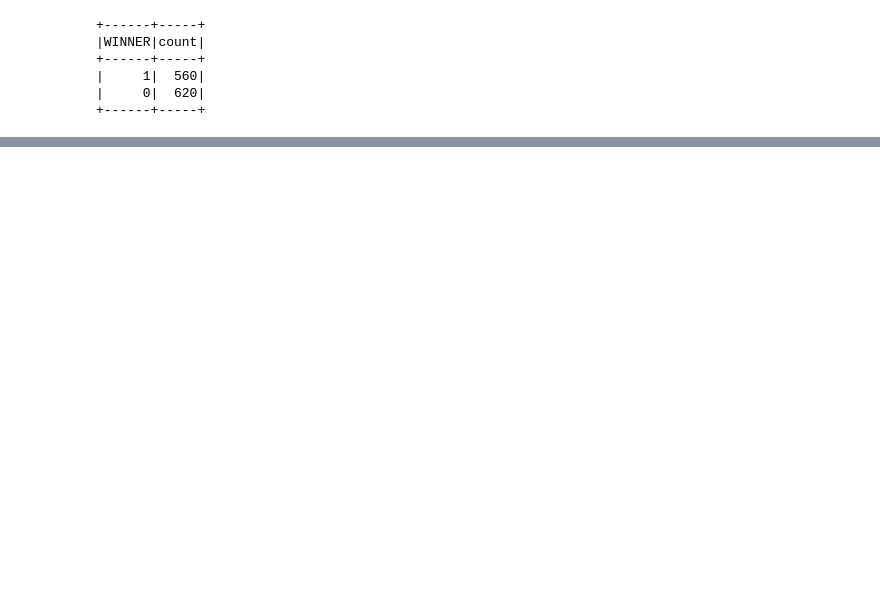
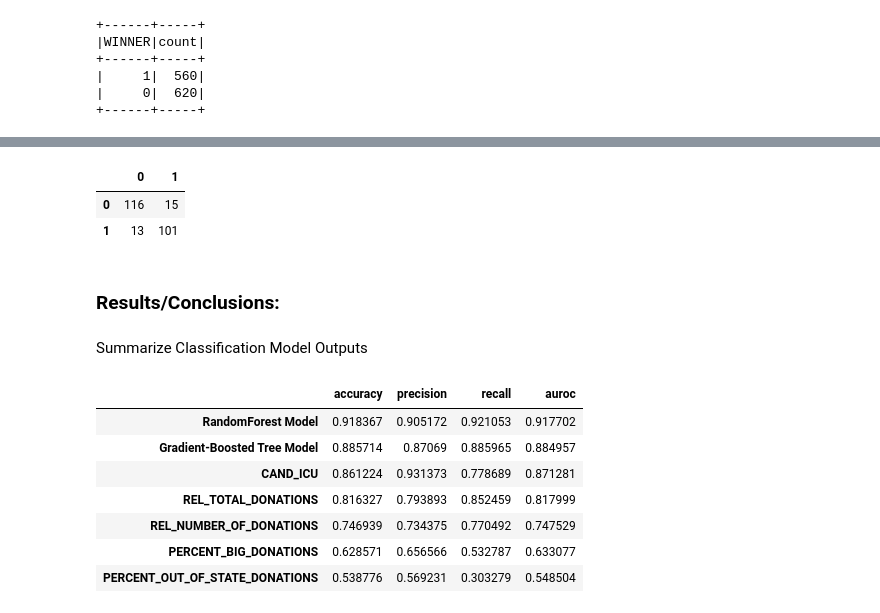
Before and after one commit to agilityvision/DS-5559-project, a Jupyter notebook: Model.ipynb, the cells around one changed output, grey strips where cells are left out. Cells and saved outputs as stored; diff of their text form; code cells hidden in the pictures; blank space fills up the shorter version.

```diff
--- a/Model.ipynb
+++ b/Model.ipynb
@@ -297,7 +301,7 @@ df_house.count()
 # %%
 SEED = 1
 training_fraction = [0.8, 0.2]
-ITERS = 10
+ITERS = 5
 target = 'WINNER'
-vars_to_keep = ['PERCENT_BIG_DONATIONS', 'PERCENT_OUT_OF_STATE_DONATIONS', 'CAND_ICU']
-#vars_to_keep = ['REL_TOTAL_DONATIONS','REL_NUMBER_OF_DONATIONS','REL_NUMBER_BIG_DONATIONS','REL_NUMBER_OUT_OF_STATE_DONATIONS']
+vars_to_keep = ['CAND_ICU','REL_TOTAL_DONATIONS','REL_NUMBER_OF_DONATIONS','PERCENT_BIG_DONATIONS','PERCENT_OUT_OF_STATE_DONATIONS']
+df_model = df_house.select([target]+vars_to_keep)
@@ -402,0 +585,33 @@ df_output
+# %%
+##########################
+## GBT Confusion Matrix ##
+##########################
+
+tp = champ2_test.filter(lambda x: x == (1.0, 1)).count()
+tn = champ2_test.filter(lambda x: x == (0.0, 0)).count()
+fp = champ2_test.filter(lambda x: x == (0.0, 1)).count()
+fn = champ2_test.filter(lambda x: x == (1.0, 0)).count()
+
+confusion_mtx = pd.DataFrame(data = [[tn,fp],[fn,tp]], index = [0,1], columns = [0,1])
+confusion_mtx
+# %% [output]
+|  | 0 | 1 |
+| 0 | 116 | 15 |
+| 1 | 13 | 101 |
+# %% [markdown]
+### Results/Conclusions:
+# %% [markdown]
+Summarize Classification Model Outputs
+# %%
+results_all = pd.concat([df_champ2, df_champ1, df_output])
+results_all.sort_values(by='accuracy', ascending=False, inplace=True)
+results_all
+# %% [output]
+|  | accuracy | precision | recall | auroc |
+| RandomForest Model | 0.918367 | 0.905172 | 0.921053 | 0.917702 |
+| Gradient-Boosted Tree Model | 0.885714 | 0.87069 | 0.885965 | 0.884957 |
+| CAND_ICU | 0.861224 | 0.931373 | 0.778689 | 0.871281 |
+| REL_TOTAL_DONATIONS | 0.816327 | 0.793893 | 0.852459 | 0.817999 |
+| REL_NUMBER_OF_DONATIONS | 0.746939 | 0.734375 | 0.770492 | 0.747529 |
+| PERCENT_BIG_DONATIONS | 0.628571 | 0.656566 | 0.532787 | 0.633077 |
+| PERCENT_OUT_OF_STATE_DONATIONS | 0.538776 | 0.569231 | 0.303279 | 0.548504 |
```
Also changed, not shown: parts of 29 cells of this notebook.
